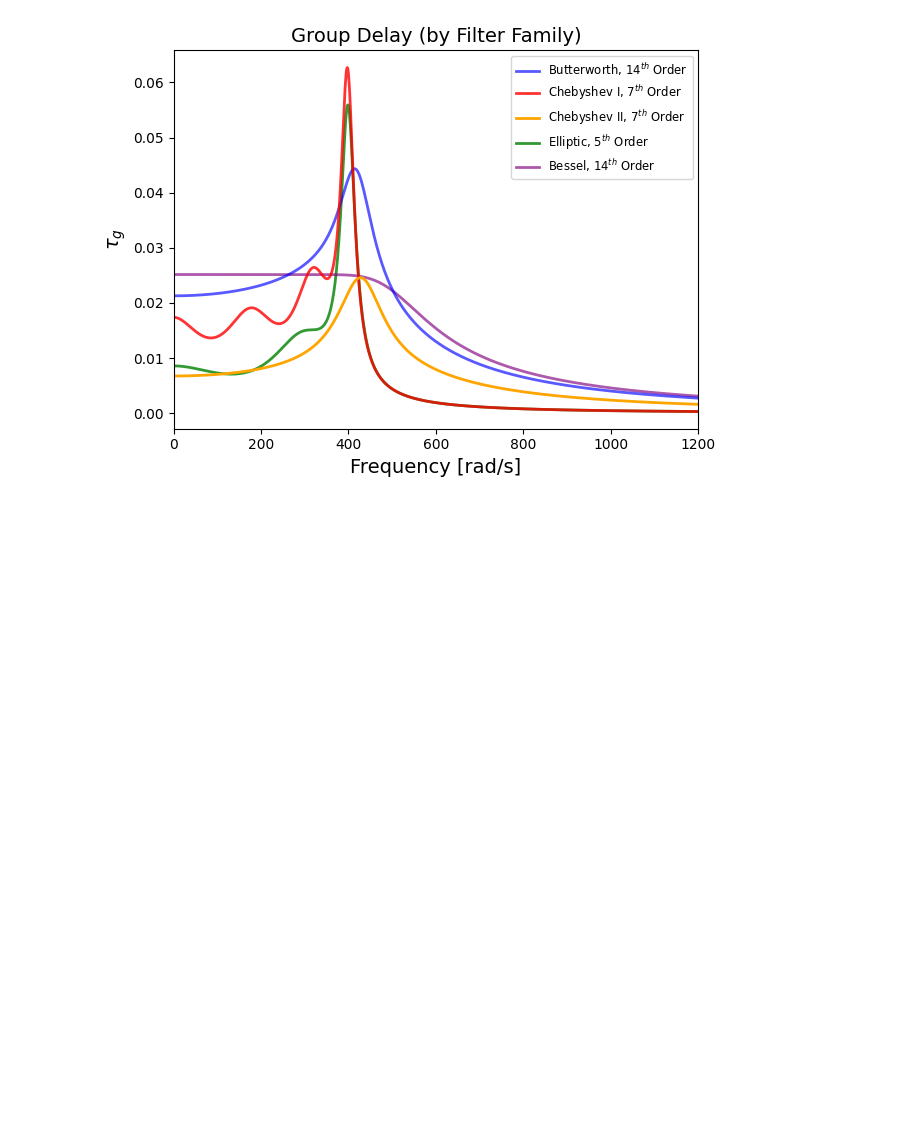
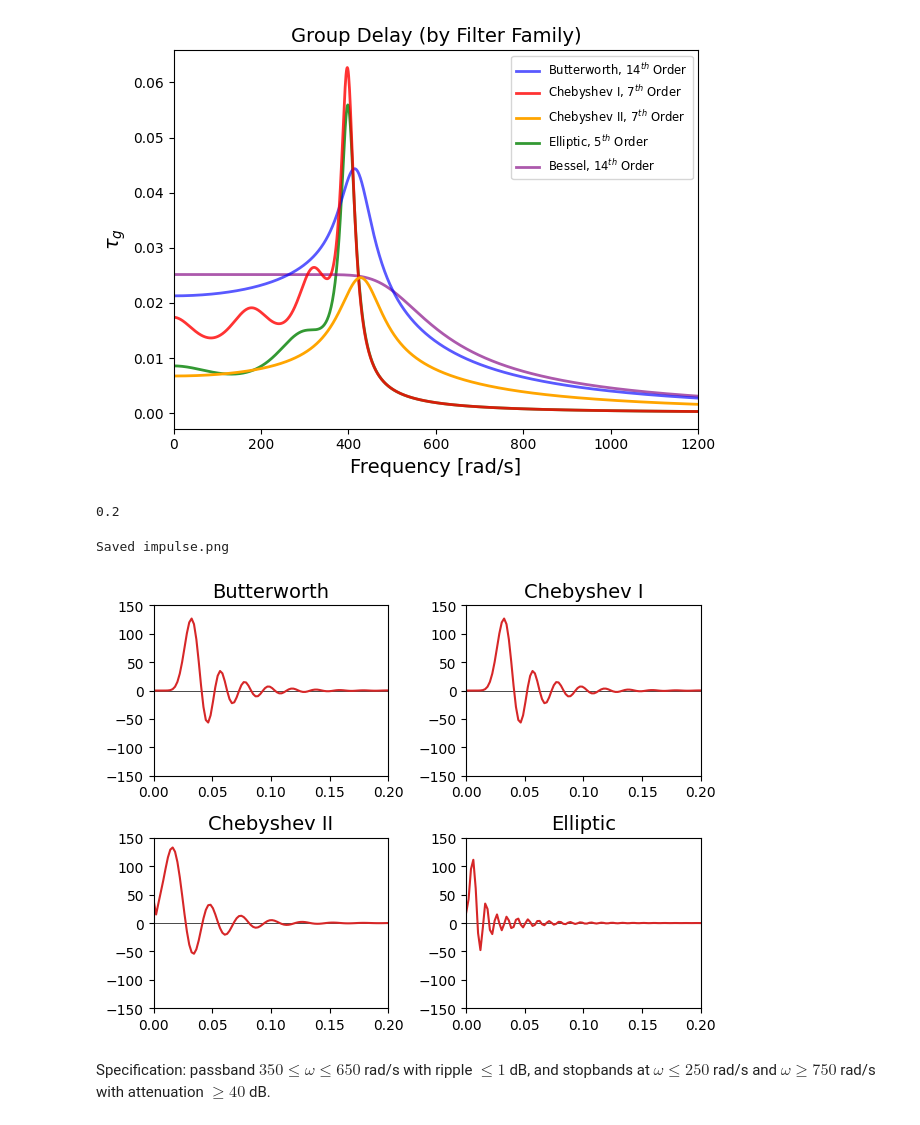
Before and after one commit to NobodyPickedThis/ECE_316_HW_6_Analog_Filter_Design, a Jupyter notebook: working_code.ipynb, the cells around one changed output. Drawn from its saved outputs; the diff is of its cells as text; code cells hidden in the pictures; blank space fills up the shorter version.

```diff
--- a/working_code.ipynb
+++ b/working_code.ipynb
@@ -257,3 +257,59 @@ print("Saved group_delay.png")
 # %% [output]
 Saved group_delay.png
 [figure]
+# %%
+bw_t, bw_impulse = sg.impulse([bw_z, bw_p, bw_k])
+chI_t, chI_impulse = sg.impulse([chI_z, bw_p, bw_k])
+chII_t, chII_impulse = sg.impulse([chII_z, chII_p, chII_k])
+ell_t, ell_impulse = sg.impulse([ell_z, ell_p, ell_k])
+
+
+t = np.linspace(start=0, stop=0.2, num=100)
+max = t[len(t) - 1]
+
+print(max)
+# %% [output]
+0.2
+# %%
+figure = plt.figure()
+
+ax1 = figure.add_subplot(2, 2, 1)
+ax1.set_title(r'Butterworth', fontsize=14)
+ax1.plot(t, bw_impulse, color='C3', ms=5, zorder=2)
+ax1.axhline(color='0', lw=0.5, zorder=0)
+ax1.axvline(color='0', lw=0.5, zorder=0)
+ax1.set_xlim(0, max)
+ax1.set_ylim(-150, 150)
+
+ax2 = figure.add_subplot(2, 2, 2)
+ax2.set_title(r'Chebyshev I', fontsize=14)
+ax2.plot(t, chI_impulse, color='C3', ms=5, zorder=2)
+ax2.axhline(color='0', lw=0.5, zorder=0)
+ax2.axvline(color='0', lw=0.5, zorder=0)
+ax2.set_xlim(0, max)
+ax2.set_ylim(-150, 150)
+
+ax3 = figure.add_subplot(2, 2, 3)
+ax3.set_title(r'Chebyshev II', fontsize=14)
+ax3.plot(t, chII_impulse, color='C3', ms=5, zorder=2)
+ax3.axhline(color='0', lw=0.5, zorder=0)
+ax3.axvline(color='0', lw=0.5, zorder=0)
+ax3.set_xlim(0, max)
+ax3.set_ylim(-150, 150)
+
+ax4 = figure.add_subplot(2, 2, 4)
+ax4.set_title(r'Elliptic', fontsize=14)
+ax4.plot(t, ell_impulse, color='C3', ms=5, zorder=2)
+ax4.axhline(color='0', lw=0.5, zorder=0)
+ax4.axvline(color='0', lw=0.5, zorder=0)
+ax4.set_xlim(0, max)
+ax4.set_ylim(-150, 150)
+
+plt.tight_layout()
+plt.savefig('impulse.png', dpi=200, bbox_inches='tight')
+print("Saved impulse.png")
+# %% [output]
+Saved impulse.png
+[figure, added]
+# %% [markdown]
+Specification: passband $350 ≤ ω ≤ 650$ rad/s with ripple $≤ 1$ dB, and stopbands at $ω ≤ 250$ rad/s and $ω ≥ 750$ rad/s with attenuation $≥ 40$ dB.
```
Also changed, not shown: parts of 4 cells of this notebook, 5 other files.
